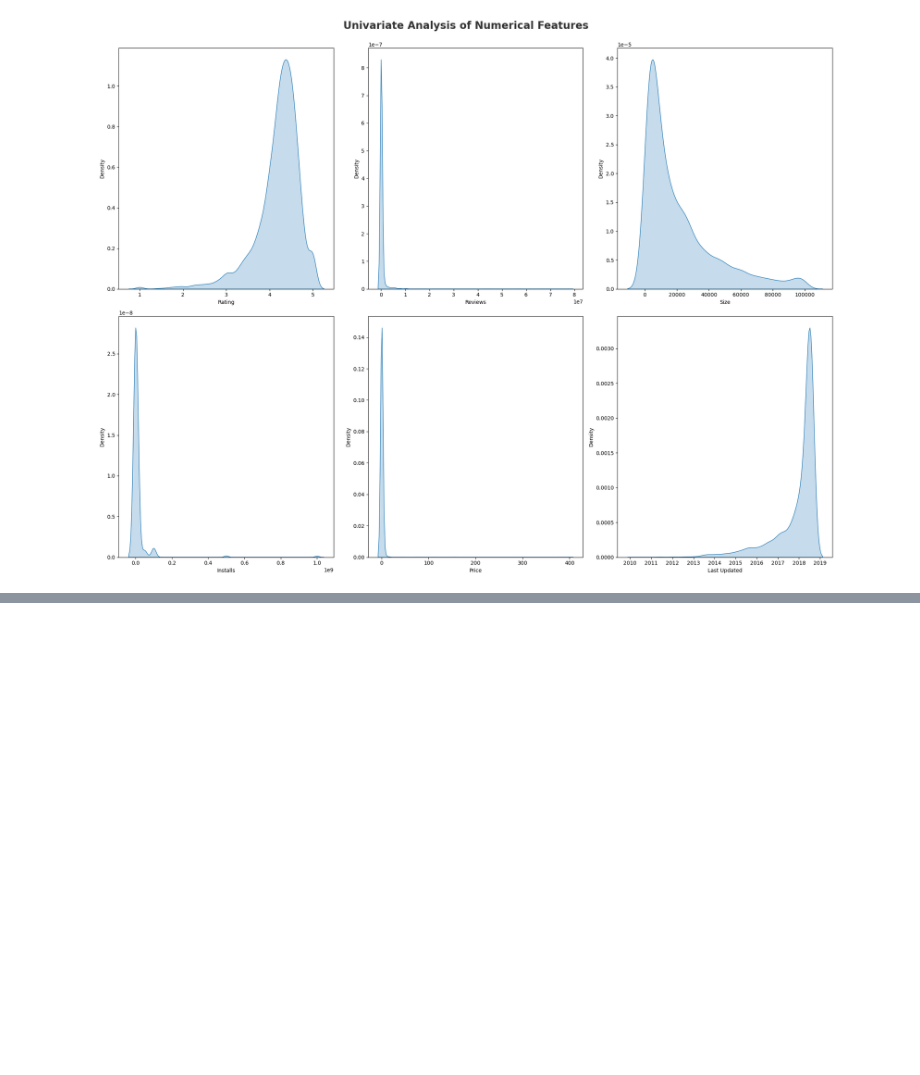
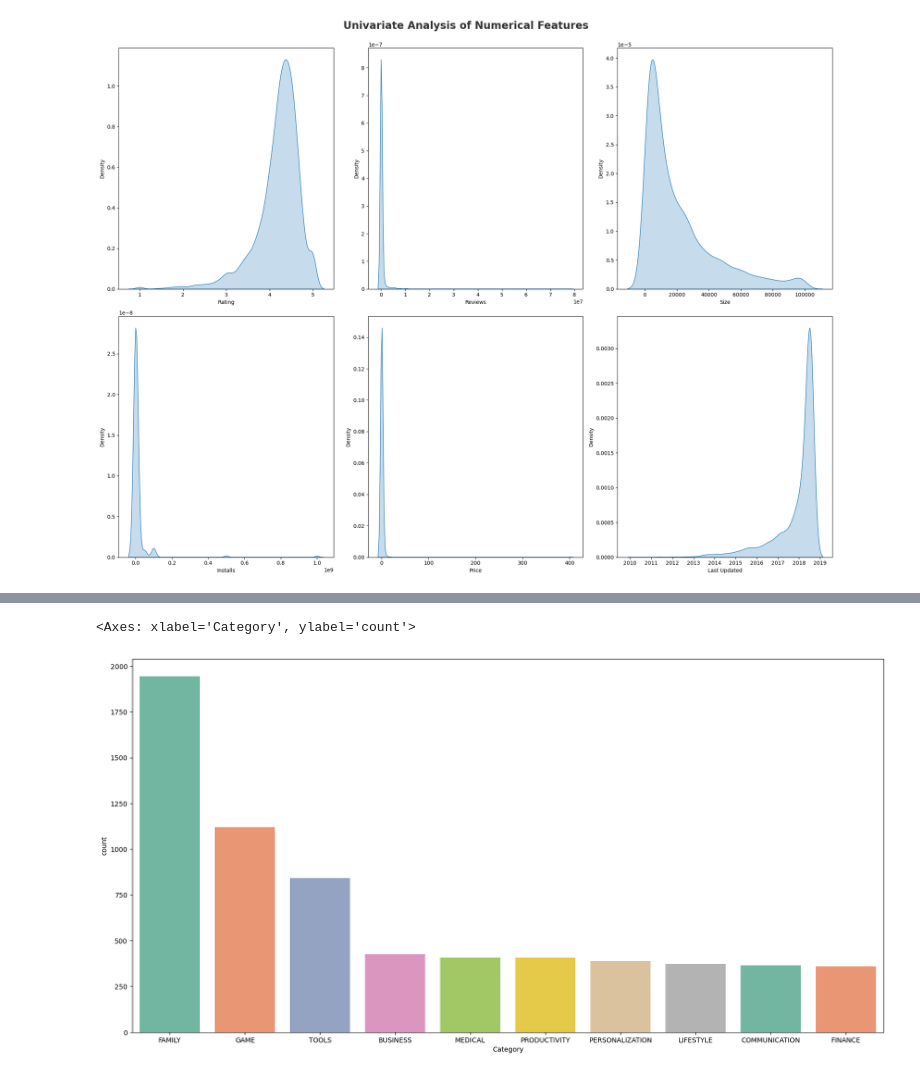
Before and after one commit to Msrevalli/EDA-Exploratory-Data-Analysis, a Jupyter notebook: Google_playstore_data_EDA.ipynb, the cells around one changed output, grey strips where cells are left out. Saved outputs shown, nothing was run; the diff lists cells and outputs as text; code cells hidden in the pictures; blank space fills up the shorter version.

```diff
--- a/Google_playstore_data_EDA.ipynb
+++ b/Google_playstore_data_EDA.ipynb
@@ -689,0 +734,2 @@ for i in range(0,len(numeric_features)):
+# %%
+dfa = data['Category'].value_counts().sort_values(ascending=False).reset_index()
@@ -689,0 +745,6 @@ for i in range(0,len(numeric_features)):
+# %%
+plt.figure(figsize=(20,10))
+sns.barplot(x='Category',y='count',data = dfa[:10],palette='Set2')
+# %% [output]
+<Axes: xlabel='Category', ylabel='count'>
+[figure, added]
```
Also changed, not shown: parts of 16 cells of this notebook.
